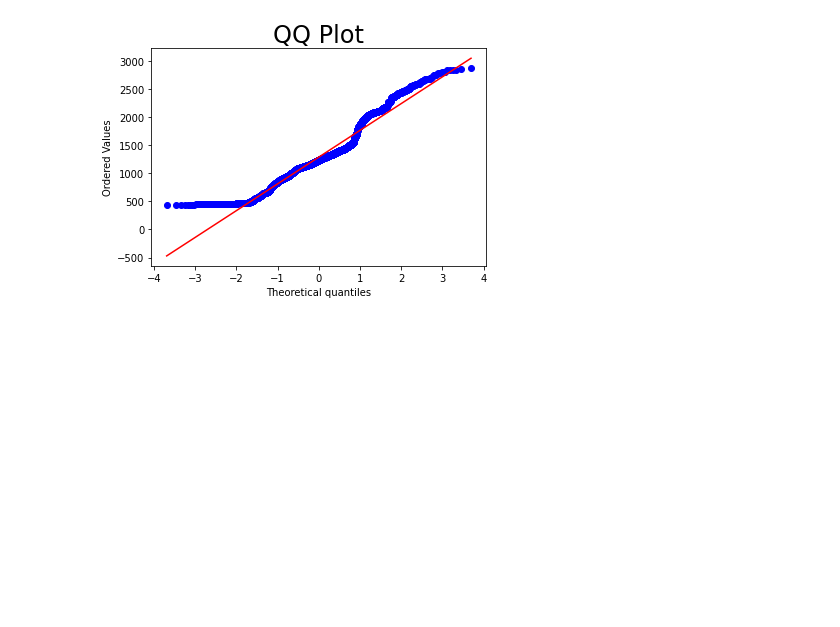
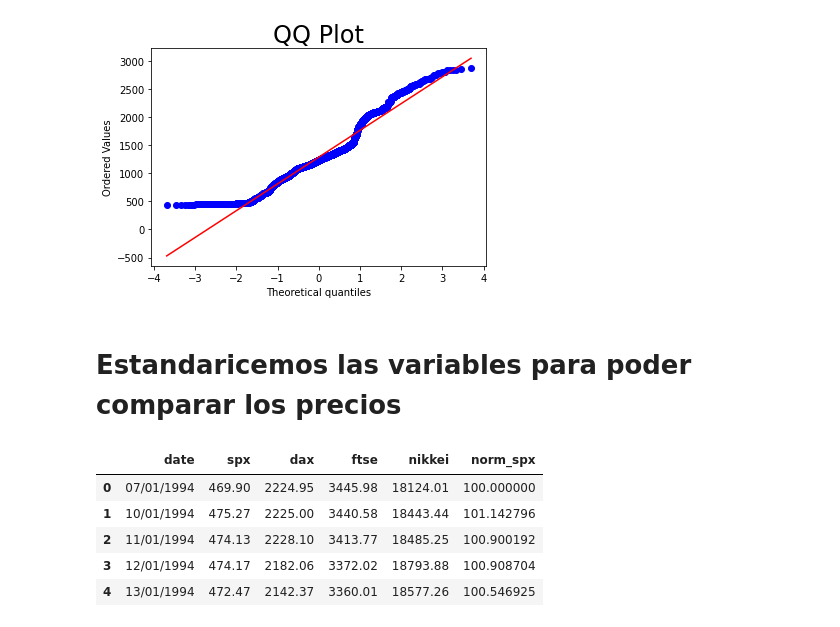
Before and after one commit to virf96/Proyectos, a Jupyter notebook: Python_Introducción_a_las_series_temporales_.ipynb, the cells around one changed output. Saved outputs shown, nothing was run; the diff lists cells and outputs as text; code cells hidden in the pictures; blank space fills up the shorter version.

```diff
--- a/Python_Introducción_a_las_series_temporales_.ipynb
+++ b/Python_Introducción_a_las_series_temporales_.ipynb
@@ -113,3 +113,5 @@ plt.title("QQ Plot", size = 24)
 plt.show()
 # %% [output]
 [figure]
+# %% [markdown]
+# Estandaricemos las variables para poder comparar los precios
@@ -115,0 +123,9 @@ plt.show()
+# %%
+df_comp.head()
+# %% [output]
+|  | date | spx | dax | ftse | nikkei | norm_spx |
+| 0 | 07/01/1994 | 469.90 | 2224.95 | 3445.98 | 18124.01 | 100.000000 |
+| 1 | 10/01/1994 | 475.27 | 2225.00 | 3440.58 | 18443.44 | 101.142796 |
+| 2 | 11/01/1994 | 474.13 | 2228.10 | 3413.77 | 18485.25 | 100.900192 |
+| 3 | 12/01/1994 | 474.17 | 2182.06 | 3372.02 | 18793.88 | 100.908704 |
+| 4 | 13/01/1994 | 472.47 | 2142.37 | 3360.01 | 18577.26 | 100.546925 |
```
Also changed, not shown: parts of 4 cells of this notebook.
